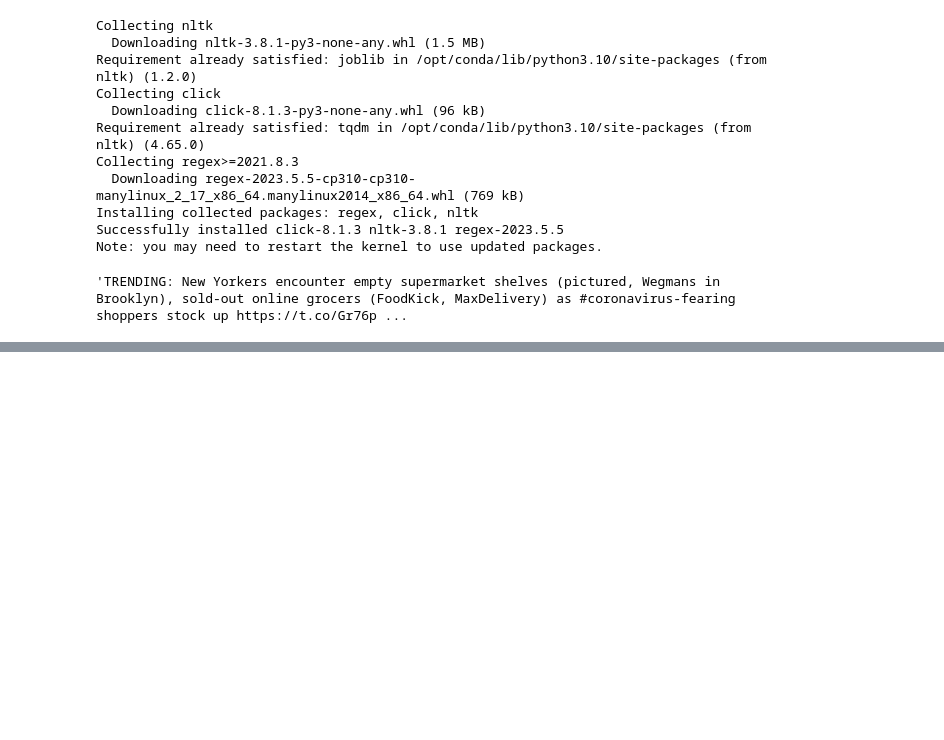
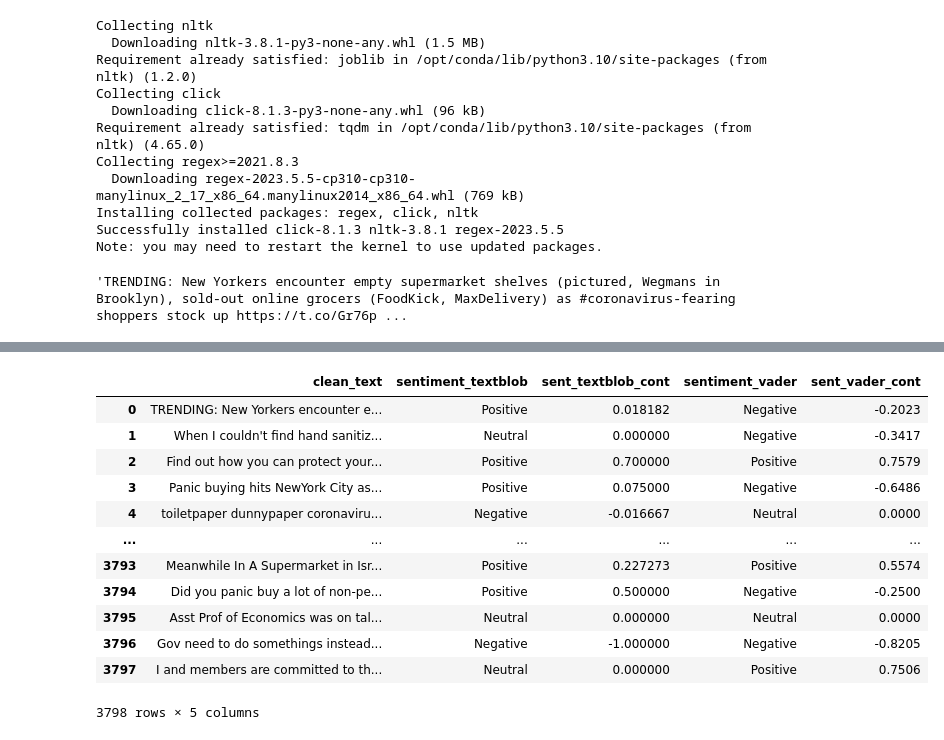
Before and after one commit to ReproTeach/final-project-gauchos_finalproject, a Jupyter notebook: final_project.ipynb, the cells around one changed output, grey strips where cells are left out. Saved outputs shown, nothing was run; the diff lists cells and outputs as text; code cells hidden in the pictures; blank space fills up the shorter version.

```diff
--- a/final_project.ipynb
+++ b/final_project.ipynb
@@ -105,0 +155,29 @@ KeyError: 'clean_text'
+# %%
+def get_sentiment_textblob(text):
+    """
+    this function takes text as the input and calculates the sentiment score of this given text.
+    """
+    sentiment = TextBlob(text).sentiment.polarity
+    if sentiment > 0:
+        return "Positive"
+    elif sentiment < 0:
+        return "Negative"
+    else:
+        return "Neutral"
+
+def get_sent_textblob_cont(text):
+    return TextBlob(text).sentiment.polarity
+
+def get_sentiment_vader(text):
+    sia = SentimentIntensityAnalyzer()
+    sentiment = sia.polarity_scores(text)
+    if sentiment['compound'] > 0.05:
+        return "Positive"
+    elif sentiment['compound'] < -0.05:
+        return "Negative"
+    else:
+        return "Neutral"
+
+def get_sent_vader_cont(text):
+    sia = SentimentIntensityAnalyzer()
+    return sia.polarity_scores(text)['compound']
@@ -105,0 +235,17 @@ KeyError: 'clean_text'
+# %%
+df['sent_vader_cont'] = df['clean_text'].apply(get_sent_vader_cont)
+df[["clean_text", "sentiment_textblob", "sent_textblob_cont", "sentiment_vader", "sent_vader_cont"]]
+# %% [output]
+|  | clean_text | sentiment_textblob | sent_textblob_cont | sentiment_vader | sent_vader_cont |
+| 0 | TRENDING: New Yorkers encounter e... | Positive | 0.018182 | Negative | -0.2023 |
+| 1 | When I couldn't find hand sanitiz... | Neutral | 0.000000 | Negative | -0.3417 |
+| 2 | Find out how you can protect your... | Positive | 0.700000 | Positive | 0.7579 |
+| 3 | Panic buying hits NewYork City as... | Positive | 0.075000 | Negative | -0.6486 |
+| 4 | toiletpaper dunnypaper coronaviru... | Negative | -0.016667 | Neutral | 0.0000 |
+| ... | ... | ... | ... | ... | ... |
+| 3793 | Meanwhile In A Supermarket in Isr... | Positive | 0.227273 | Positive | 0.5574 |
+| 3794 | Did you panic buy a lot of non-pe... | Positive | 0.500000 | Negative | -0.2500 |
+| 3795 | Asst Prof of Economics was on tal... | Neutral | 0.000000 | Neutral | 0.0000 |
+| 3796 | Gov need to do somethings instead... | Negative | -1.000000 | Negative | -0.8205 |
+| 3797 | I and members are committed to th... | Neutral | 0.000000 | Positive | 0.7506 |
+3798 rows × 5 columns
```
Also changed, not shown: parts of 27 cells of this notebook.
